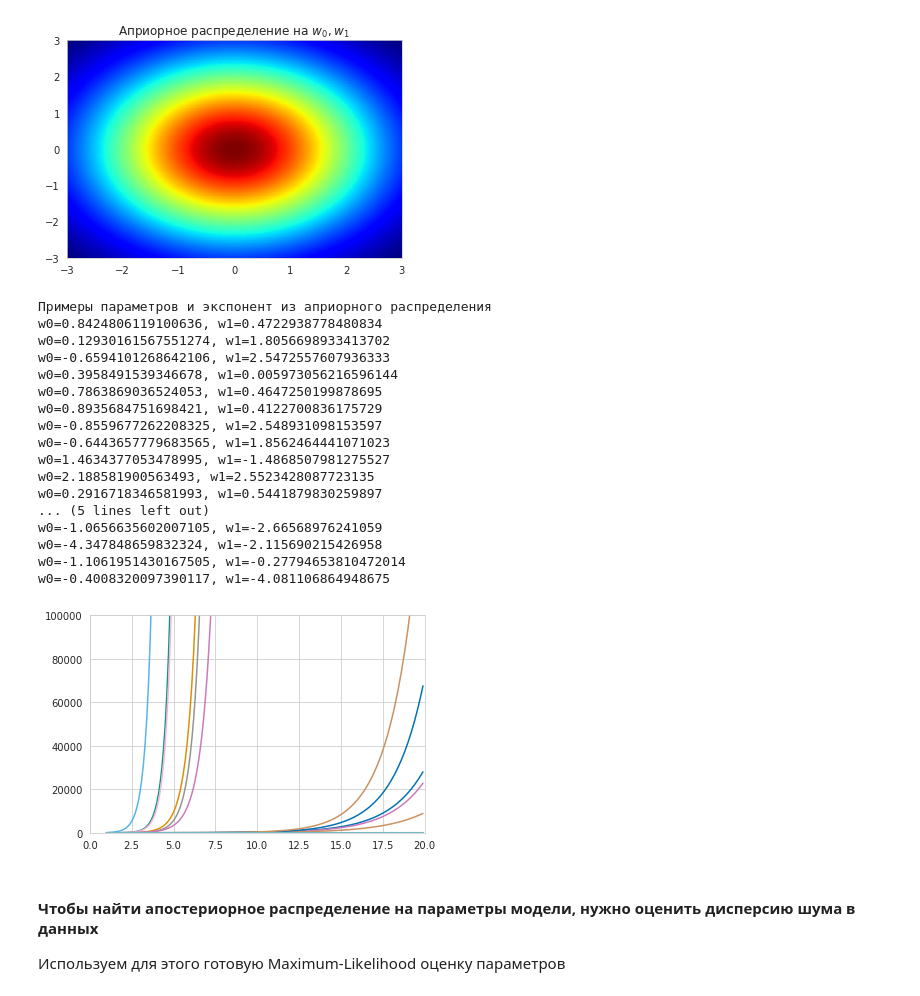
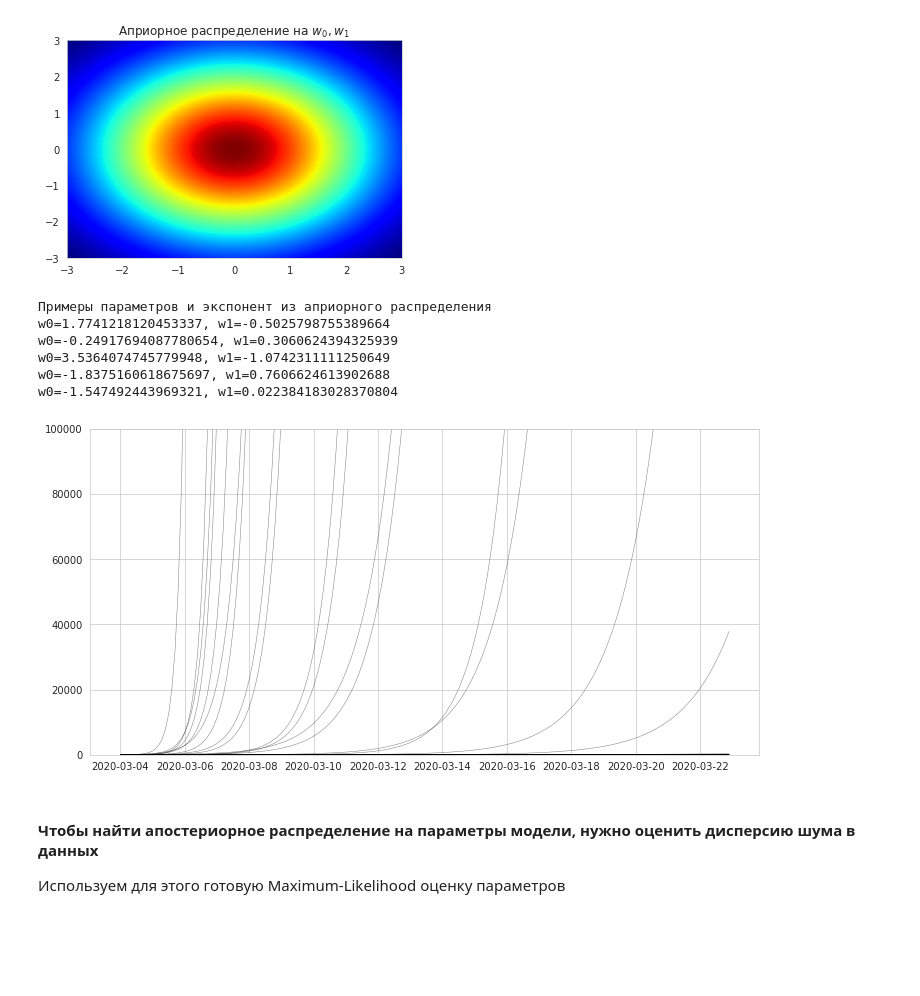
Before and after one commit to Antimortine/made_advanced_ml, a Jupyter notebook: homework_2/homework_2.ipynb, the cells around one changed output. Cells and saved outputs as stored; diff of their text form; code cells hidden in the pictures; blank space fills up the shorter version.

```diff
--- a/homework_2/homework_2.ipynb
+++ b/homework_2/homework_2.ipynb
@@ -48,9 +58,14 @@ ru_data.head()
+# %%
+xtick_locator = AutoDateLocator(interval_multiples=False)
+xtick_formatter = AutoDateFormatter(xtick_locator)
 # %%
-def plot_series(x, y, label, fig=None, ax=None):
+def plot_series(days, y, label, fig=None, ax=None, min_date=min_date):
     fig = fig or plt.figure(figsize=figsize)
     ax = ax or fig.add_subplot(111)
-    ax.plot(x, y, linewidth=2, label=label)
-    ax.set_xlabel(f'Номер дня, начиная с {min_date}', fontsize=legend_fontsize)
+    ax.xaxis.set_major_locator(xtick_locator)
+    ax.xaxis.set_major_formatter(xtick_formatter)
+    dates = days_to_dates(days, min_date)
+    ax.plot(dates, y, linewidth=2, label=label)
     ax.legend(fontsize=legend_fontsize)
     return fig, ax
 # %%
@@ -163,37 +183,41 @@ prior_dist = multivariate_normal(mean=prior_mu, cov=prior_cov)
 plot_heatmap(prior_dist.pdf, -3, 3, -3, 3, 'Априорное распределение на $w_0, w_1$')
 # %% [output]
 [figure]
+# %%
+def plot_pred_std(x, predictions, fig, ax):
+    mean, std = np.mean(predictions, axis=0), np.std(predictions, axis=0)
+    ax.fill_between(x, mean - std, mean + std, alpha=0.5, label='Стандартное отклонение предсказаний')
+    return fig, ax
 # %%
-def plot_sample_exponents(dist, x_max=10, y_max=1e5, n=20):
+def plot_sample_exponents(dist, x_max=20, y_max=1e5, n=50, n_params=5, plot_std=True):
+    fig = plt.figure(figsize=figsize)
+    ax = fig.add_subplot(111)
+    ax.xaxis.set_major_locator(xtick_locator)
+    ax.xaxis.set_major_formatter(xtick_formatter)
     x_range = np.arange(1, x_max, 0.1)
-    for w0, w1 in dist.rvs(n):
-        print(f'w0={w0}, w1={w1}')
-        plt.plot(x_range, np.exp(w0 + w1 * x_range))
-    plt.xlim((0, x_max))
+    dates = days_to_dates(x_range)
+    y_values = np.empty((n, len(x_range)))
+    for i, (w0, w1) in enumerate(dist.rvs(n)):
+        if n_params is None or i < n_params:
+            print(f'w0={w0}, w1={w1}')
+        y = np.exp(w0 + w1 * x_range)
+        y_values[i] = y
+        ax.plot(dates, y, 'k-', lw=0.5, alpha=0.5)
+    if plot_std:
+        plot_pred_std(dates, y_values, fig, ax)
     plt.ylim((0, y_max))
-    plt.show()
+    return fig, ax
 # %%
 print('Примеры параметров и экспонент из априорного распределения')
-plot_sample_exponents(prior_dist, 20)
+plot_sample_exponents(prior_dist, plot_std=False);
 # %% [output]
 Примеры параметров и экспонент из априорного распределения
-w0=0.8424806119100636, w1=0.4722938778480834
-w0=0.12930161567551274, w1=1.8056698933413702
-w0=-0.6594101268642106, w1=2.5472557607936333
-w0=0.3958491539346678, w1=0.005973056216596144
-w0=0.7863869036524053, w1=0.4647250199878695
-w0=0.8935684751698421, w1=0.4122700836175729
-w0=-0.8559677262208325, w1=2.548931098153597
-w0=-0.6443657779683565, w1=1.8562464441071023
-w0=1.4634377053478995, w1=-1.4868507981275527
-w0=2.188581900563493, w1=2.5523428087723135
-w0=0.2916718346581993, w1=0.5441879830259897
-... (5 lines left out)
-w0=-1.0656635602007105, w1=-2.66568976241059
-w0=-4.347848659832324, w1=-2.115690215426958
-w0=-1.1061951430167505, w1=-0.27794653810472014
-w0=-0.4008320097390117, w1=-4.081106864948675
+w0=1.7741218120453337, w1=-0.5025798755389664
+w0=-0.24917694087780654, w1=0.3060624394325939
+w0=3.5364074745779948, w1=-1.0742311111250649
+w0=-1.8375160618675697, w1=0.7606624613902688
+w0=-1.547492443969321, w1=0.022384183028370804
-[figure, old version]
+[figure, new version]
 # %% [markdown]
 #### Чтобы найти апостериорное распределение на параметры модели, нужно оценить дисперсию шума в данных
 Используем для этого готовую Maximum-Likelihood оценку параметров
```
Also changed, not shown: parts of 53 cells of this notebook.
